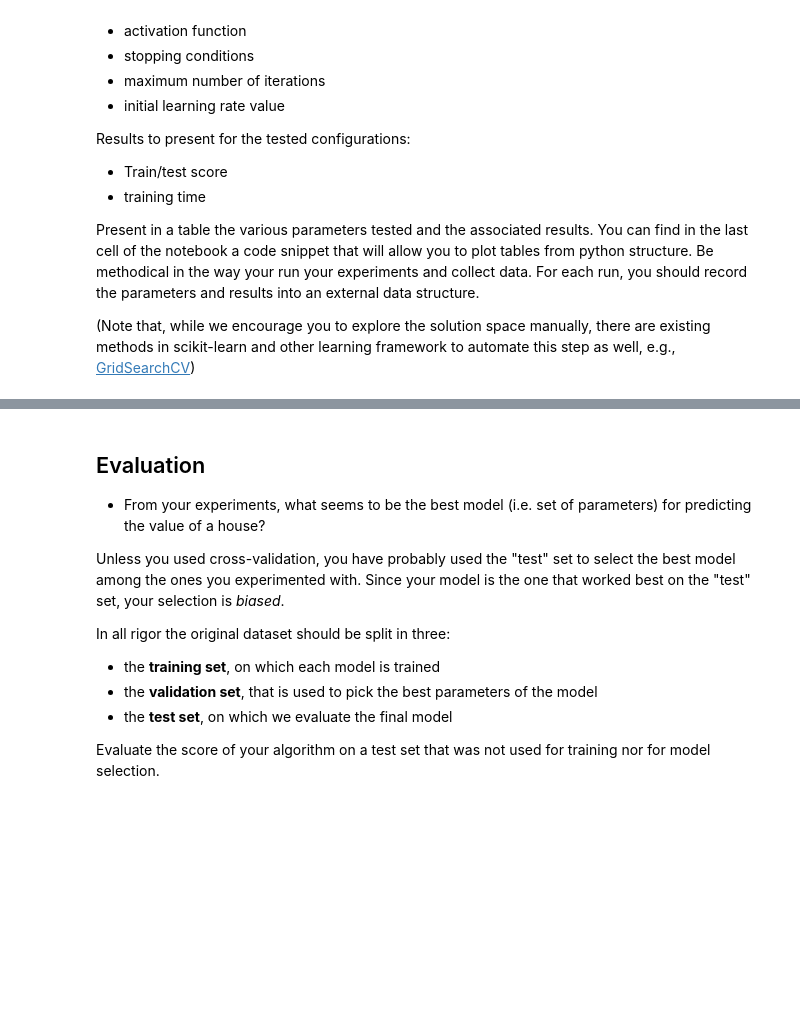
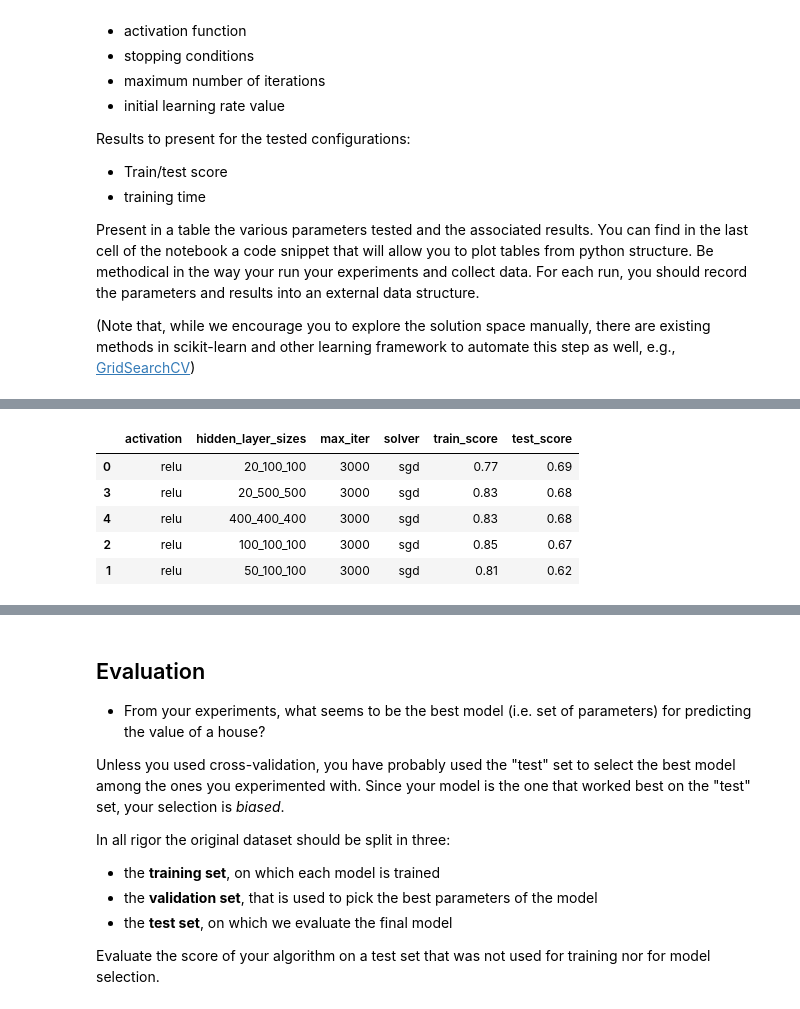
Before and after one commit to BryanBradfo/laas-machine-learning, a Jupyter notebook: 2-mlp.ipynb, the cells around one changed output, grey strips where cells are left out. Cells and saved outputs as stored; diff of their text form; code cells hidden in the pictures; blank space fills up the shorter version.

```diff
--- a/2-mlp.ipynb
+++ b/2-mlp.ipynb
@@ -162,0 +407,22 @@ table
+# %%
+# Code snippet to display a nice table in jupyter notebooks  (remove from report)
+import numpy as np
+import pandas as pd
+
+data = []
+data.append({'activation': 'relu', 'hidden_layer_sizes': '20_100_100', 'max_iter': '3000', 'solver': 'sgd', 'train_score': 0.77, 'test_score': 0.69})
+data.append({'activation': 'relu', 'hidden_layer_sizes': '50_100_100', 'max_iter': '3000', 'solver': 'sgd', 'train_score': 0.81, 'test_score': 0.62})
+data.append({'activation': 'relu', 'hidden_layer_sizes': '100_100_100', 'max_iter': '3000', 'solver': 'sgd', 'train_score': 0.85, 'test_score': 0.67})
+data.append({'activation': 'relu', 'hidden_layer_sizes': '20_500_500', 'max_iter': '3000', 'solver': 'sgd', 'train_score': 0.83, 'test_score': 0.68})
+data.append({'activation': 'relu', 'hidden_layer_sizes': '400_400_400', 'max_iter': '3000', 'solver': 'sgd', 'train_score': 0.83, 'test_score': 0.68})
+table = pd.DataFrame.from_dict(data)
+table = table.replace(np.nan, '-')
+table = table.sort_values(by='test_score', ascending=False)
+table
+# %% [output]
+|  | activation | hidden_layer_sizes | max_iter | solver | train_score | test_score |
+| 0 | relu | 20_100_100 | 3000 | sgd | 0.77 | 0.69 |
+| 3 | relu | 20_500_500 | 3000 | sgd | 0.83 | 0.68 |
+| 4 | relu | 400_400_400 | 3000 | sgd | 0.83 | 0.68 |
+| 2 | relu | 100_100_100 | 3000 | sgd | 0.85 | 0.67 |
+| 1 | relu | 50_100_100 | 3000 | sgd | 0.81 | 0.62 |
```
Also changed, not shown: parts of 21 cells of this notebook, 1 other file.
